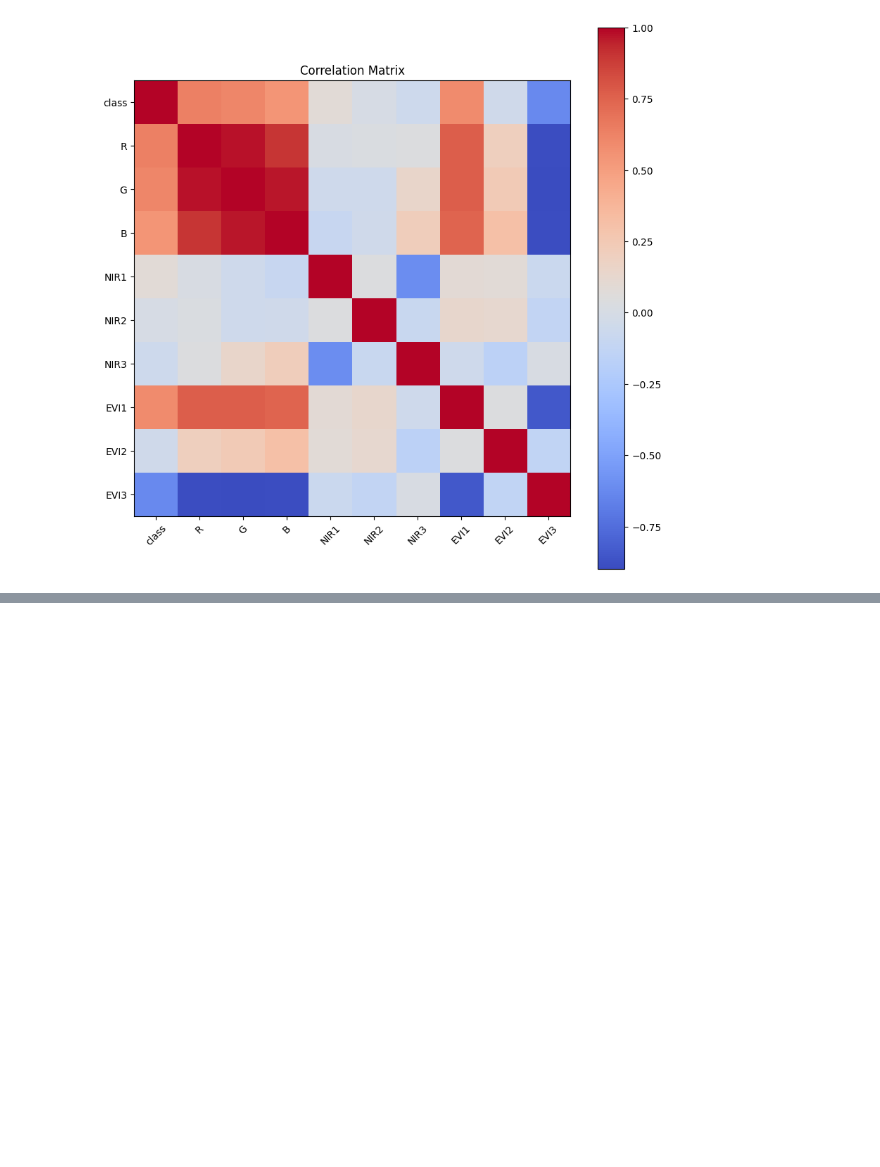
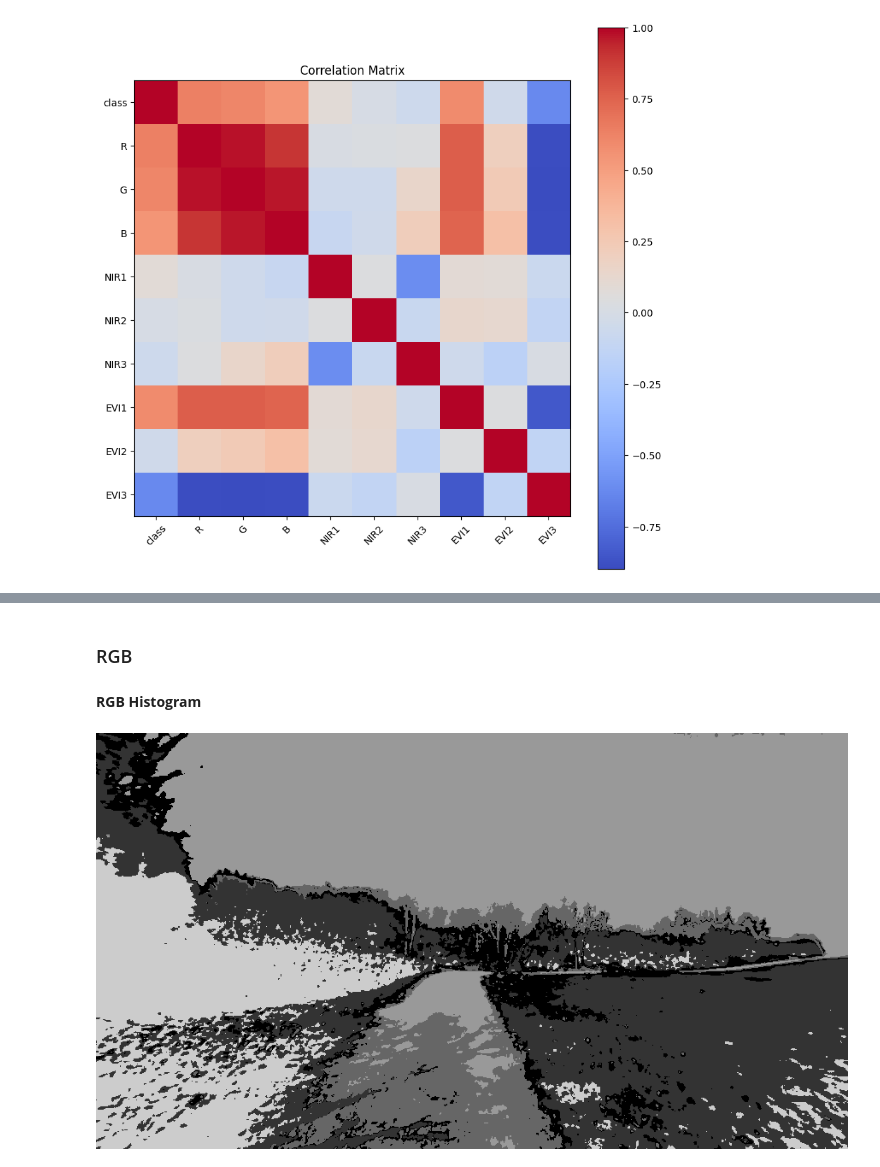
Before and after one commit to sergioesro/lsma-freigburg-forest-segmentation, a Jupyter notebook: LSMA_Final_Project.ipynb, the cells around one changed output, grey strips where cells are left out. Drawn from its saved outputs; the diff is of its cells as text; code cells hidden in the pictures; blank space fills up the shorter version.

```diff
--- a/LSMA_Final_Project.ipynb
+++ b/LSMA_Final_Project.ipynb
@@ -503,0 +598,26 @@ plt.show()
+# %%
+def segmentate_using_descriptors(hypercube, descriptor, features_list, mode="rgb",
+                                  save = False, name=None):
+    '''
+    Create segmentation image using the specified descriptor
+    '''
+    segmentation = np.zeros((hypercube.shape[0], hypercube.shape[1]))
+    for i in range(hypercube.shape[0]):
+        for j in range (hypercube.shape[1]):
+            differences = []
+            pixel_val = hypercube[i,j,0:3]
+            pixel = Image.fromarray(np.uint8(pixel_val * 255))
+            pixel.save('/content/pixel_aux.png')
+            pix_img = '/content/pixel_aux.png'
+            img_pix = cv2.imread(pix_img)
+            features_pixel = descriptor.describe(img_pix)
+            for feature in features_list:
+                desc_difference = np.abs(feature - features_pixel)
+                differences.append(desc_difference)
+            sums = [np.sum(diff) for diff in differences]
+            class_index = np.argmin(sums)
+            segmentation[i, j] = class_index
+    if save and name is not None:
+        segmentation_aux = Image.fromarray(np.uint8(segmentation * (255/5)))
+        segmentation_aux.save(f'/content/segmentation_{name}.png')
+    return segmentation
@@ -503,0 +677,20 @@ plt.show()
+# %% [markdown]
+### RGB
+# %% [markdown]
+**RGB Histogram**
+# %%
+GT_VALUES = [0, 1, 2, 3, 4]
+# An example of how I use it
+img_label_list = []
+for i in GT_VALUES:
+    img  = cv2.imread(f"pixel_{i}_img.png")
+    img_label_list.append(img)
+features_list = []
+desc = RGBHistogram([8, 8, 8])
+for el in img_label_list:
+    features_list.append(desc.describe(el))
+segmentation = segmentate_using_descriptors(hypercube, desc, features_list, save=True, name="rgb_desc")
+# %%
+cv2_imshow(segmentation*255/5)
+# %% [output]
+[figure, added]
```
Also changed, not shown: parts of 65 cells of this notebook, 11 other files.
